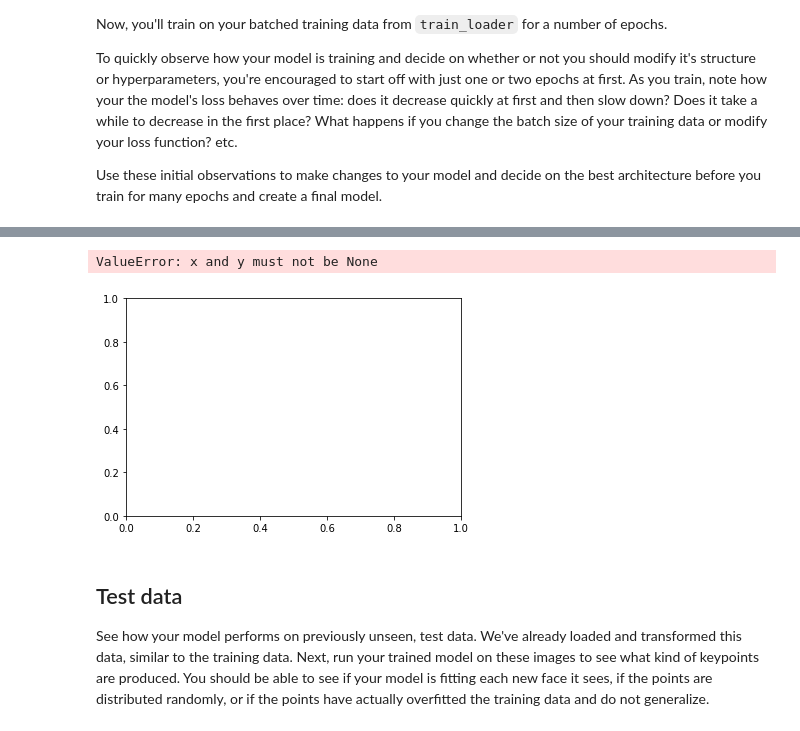
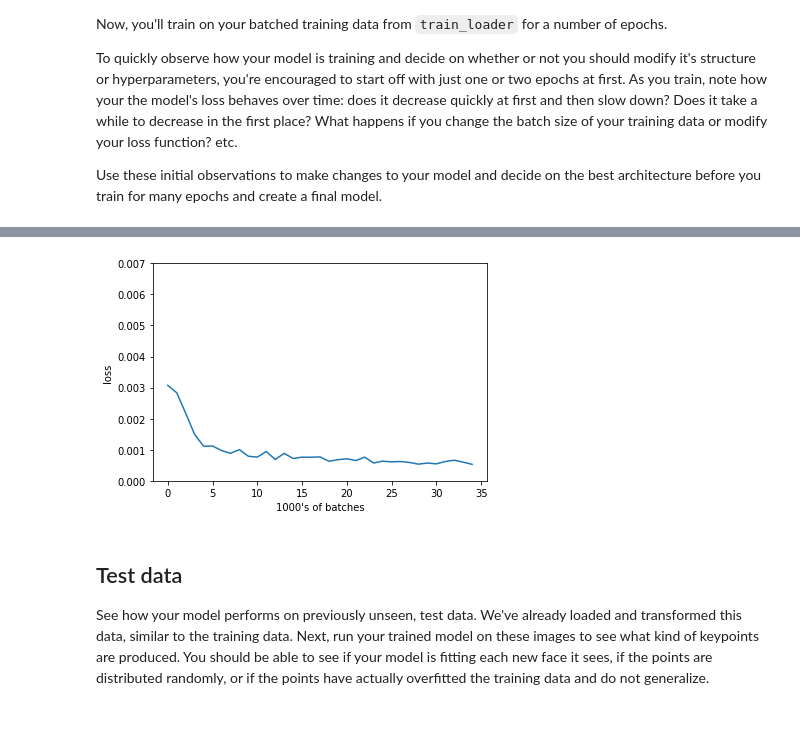
Before and after one commit to amitbcp/computer-vision, a Jupyter notebook: Facial_Keypoints/2. Define the Network Architecture.ipynb, the cells around one changed output, grey strips where cells are left out. Drawn from its saved outputs; the diff is of its cells as text; code cells hidden in the pictures.

Commit message:
Model made deep

```diff
--- a/Facial_Keypoints/2. Define the Network Architecture.ipynb
+++ b/Facial_Keypoints/2. Define the Network Architecture.ipynb
@@ -159,7 +167,7 @@ Decide on a good batch size for training your model. Try both small and large ba
 **Note for Windows users**: Please change the `num_workers` to 0 or you may face some issues with your DataLoader failing.
 # %%
 # load training data in batches
-batch_size = 50
+batch_size = 100
 
 train_loader = DataLoader(transformed_dataset,
                           batch_size=batch_size,
@@ -323,9 +331,9 @@ Next, you'll define how the model will train by deciding on the loss function an
 ## TODO: Define the loss and optimization
 import torch.optim as optim
 
-criterion = nn.L1Loss()
+criterion = nn.MSELoss()
 
-optimizer = optim.SGD(net.parameters(), lr=0.0001, momentum=0.9)
+optimizer = optim.Adam(net.parameters(),lr=0.0003)
 # %% [markdown]
 ## Training and Initial Observation
 
@@ -377,7 +385,7 @@ def train_net(n_epochs):
             # print loss statistics
             # to convert loss into a scalar and add it to the running_loss, use .item()
             running_loss += loss.item()
-            if batch_i % 10 == 9:    # print every 10 batches
+            if batch_i % 5 == 4:    # print every 10 batches
                 loss_over_time.append(running_loss/1000)
                 print('Epoch: {}, Batch: {}, Avg. Loss: {}'.format(epoch + 1, batch_i+1, running_loss/1000))
                 running_loss = 0.0
@@ -386,7 +394,7 @@ def train_net(n_epochs):
     return loss_over_time
 # %%
 # train your network
-n_epochs = 10 # start small, and increase when you've decided on your model structure and hyperparams
+n_epochs = 5 # start small, and increase when you've decided on your model structure and hyperparams
 
 # call train
 training_loss = train_net(n_epochs)
@@ -411,13 +419,12 @@ Finished Training
 # %%
 # visualize the loss as the network trained
 plt.plot(training_loss)
 plt.xlabel('1000\'s of batches')
 plt.ylabel('loss')
-plt.ylim(0, 2.5) # consistent scale
+plt.ylim(0, 0.007) # consistent scale
 plt.show()
 # %% [output]
-ValueError: x and y must not be None
-[figure, old version]
+[figure, new version]
 # %% [markdown]
 ## Test data
 
```
Also changed, not shown: parts of 10 cells of this notebook.
